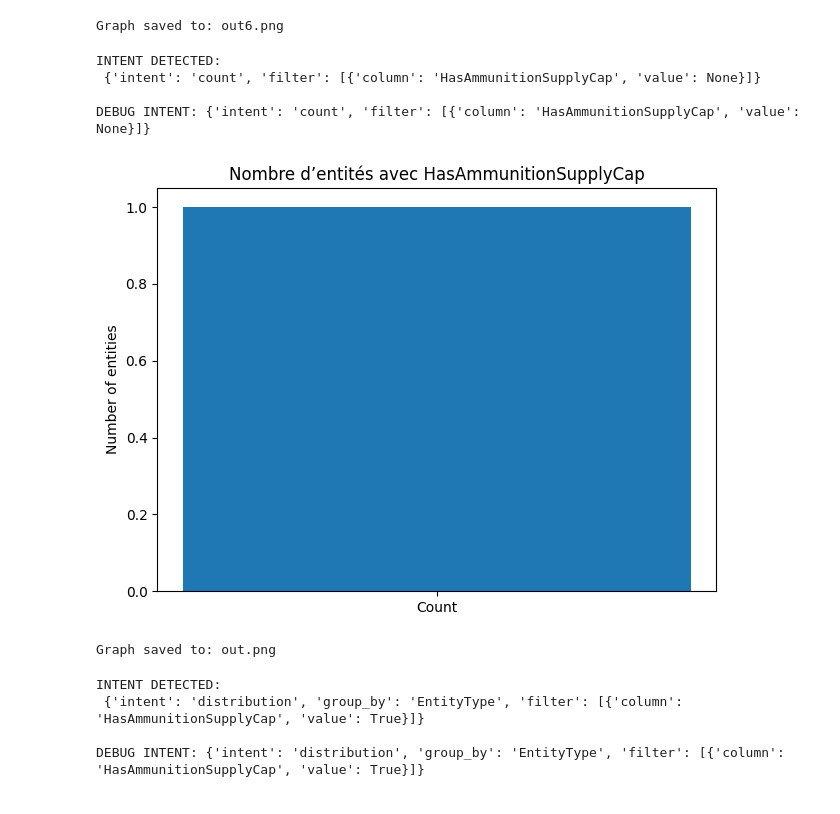
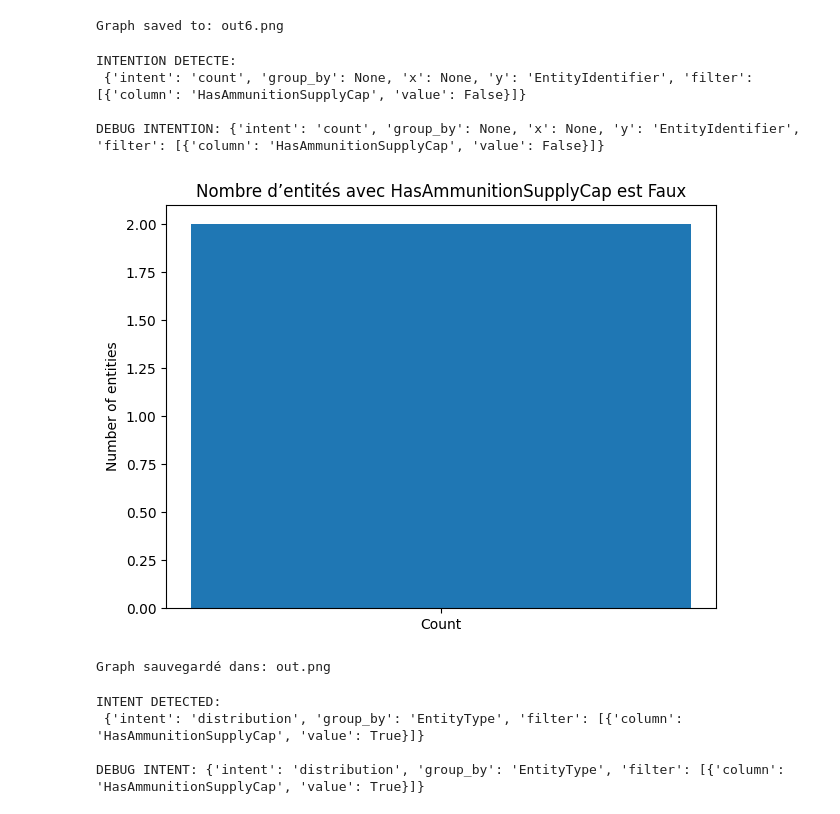
Before and after one commit to RaphaelZrrr/Lida_test, a Jupyter notebook: main2.ipynb, the cells around one changed output. Saved outputs shown, nothing was run; the diff lists cells and outputs as text; code cells hidden in the pictures.

```diff
--- a/main2.ipynb
+++ b/main2.ipynb
@@ -192,7 +192,7 @@ USER_PROMPT:
     return json.loads(content)
 # %%
 def plot_from_intent(df: pd.DataFrame, intent: Dict[str, Any], prompt: str):
-    print("\nDEBUG INTENT:", intent)
+    print("\nDEBUG INTENTION:", intent)
 
     chart = (intent.get("chart") or "auto").lower()
     group_by = intent.get("group_by")
@@ -200,7 +200,7 @@ def plot_from_intent(df: pd.DataFrame, intent: Dict[str, Any], prompt: str):
     y = intent.get("y")
     filters = intent.get("filter") or []
 
-    # 0) Appliquer filtres "safe"
+    # filtres d'abord, pour réduire le df au strict nécessaire (et éviter les problèmes de valeurs non existantes)
     df_f = safe_apply_filters(df, filters)
 
     # CAS spécial : distribution avec colonne booléenne
@@ -215,9 +215,9 @@ def plot_from_intent(df: pd.DataFrame, intent: Dict[str, Any], prompt: str):
             ax.set_title(prompt)
             return plt
 
-    # Si tout est filtré malgré tout, fallback sur df original
+    # Si tout est filtré malgré tout onr revient le sur df original
     if df_f.empty:
-        print("[warn] Filters produced empty df, fallback to unfiltered df.")
+        print("[warn] Les filters ont produit un df vide, on repasse sur le df original.")
         df_f = df
 
     # 1) GROUP BY -> COUNT (avec ou sans filtre déjà appliqué)
@@ -234,7 +234,7 @@ def plot_from_intent(df: pd.DataFrame, intent: Dict[str, Any], prompt: str):
         plt.tight_layout()
         return plt
 
-    # 2) COUNT SIMPLE (ex: "Nombre d’entités avec HasAmmunitionSupplyCap")
+    # 2) COUNT SIMPLE
     if intent.get("intent") == "count":
         # Si filtre bool déjà appliqué, df_f est déjà le sous-ensemble "avec"
         count_value = len(df_f)
@@ -246,7 +246,7 @@ def plot_from_intent(df: pd.DataFrame, intent: Dict[str, Any], prompt: str):
         plt.tight_layout()
         return plt
 
-    # 3) SCATTER (relation x vs y)
+    # 3) SCATTER
     if x and y and x in df_f.columns and y in df_f.columns:
         # convertir si possible
         xs = pd.to_numeric(df_f[x], errors="coerce")
@@ -272,7 +272,7 @@ def plot_from_intent(df: pd.DataFrame, intent: Dict[str, Any], prompt: str):
         plt.tight_layout()
         return plt
 
-    raise ValueError("Could not infer plotting strategy from intent.")
+    raise ValueError("Impossible de déduire une stratégie de visualisation à partir de l'intention.")
 # %%
 import matplotlib.pyplot as plt
 
@@ -366,16 +366,16 @@ Graph saved to: out6.png
 # %%
 run_llm_visualizer(
     file="data/lidata.log",
-    prompt="Nombre d’entités avec HasAmmunitionSupplyCap",
+    prompt="Nombre d’entités avec HasAmmunitionSupplyCap est Faux",
     out="out.png"
 )
 # %% [output]
-INTENT DETECTED:
- {'intent': 'count', 'filter': [{'column': 'HasAmmunitionSupplyCap', 'value': None}]}
+INTENTION DETECTE:
+ {'intent': 'count', 'group_by': None, 'x': None, 'y': 'EntityIdentifier', 'filter': [{'column': 'HasAmmunitionSupplyCap', 'value': False}]}
 
-DEBUG INTENT: {'intent': 'count', 'filter': [{'column': 'HasAmmunitionSupplyCap', 'value': None}]}
+DEBUG INTENTION: {'intent': 'count', 'group_by': None, 'x': None, 'y': 'EntityIdentifier', 'filter': [{'column': 'HasAmmunitionSupplyCap', 'value': False}]}
-[figure, old version]
+[figure, new version]
-Graph saved to: out.png
+Graph sauvegardé dans: out.png
 # %%
 run_llm_visualizer(
     file="data/lidata.log",
```
Also changed, not shown: parts of 4 cells of this notebook, 5 other files.
